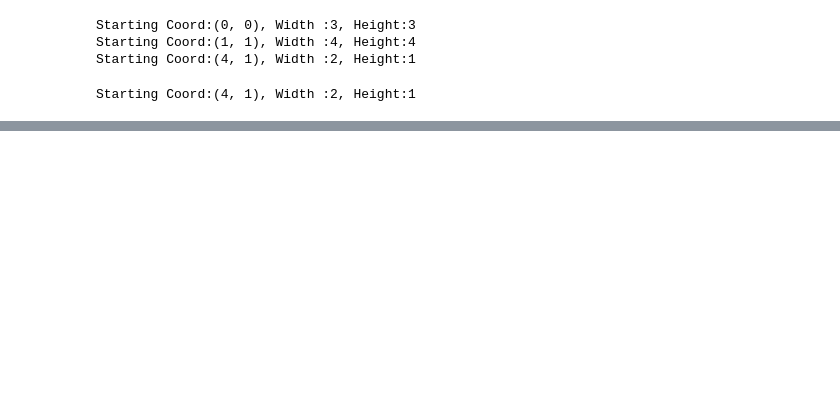
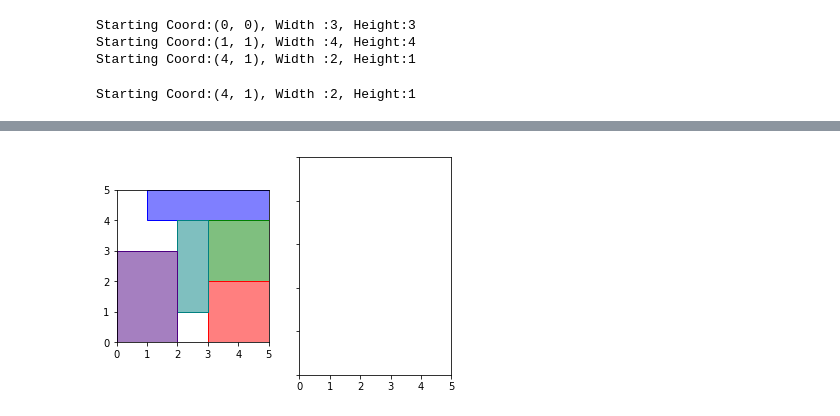
Before and after one commit to alexng1928/ECE-143-Individual-Project, a Jupyter notebook: test.ipynb, the cells around one changed output, grey strips where cells are left out. Saved outputs shown, nothing was run; the diff lists cells and outputs as text; code cells hidden in the pictures; blank space fills up the shorter version.

```diff
--- a/test.ipynb
+++ b/test.ipynb
@@ -18,20 +18,3 @@ temp = create_max(c,[a])
 print temp
 # %% [output]
 Starting Coord:(4, 1), Width :2, Height:1
-# %%
-%matplotlib notebook
-import matplotlib.patches as patches
-import matplotlib.pyplot as plt
-import time
-
-fig,ax = plt.subplots(1)
-plt.axis([0,10,0,10])
-rect = patches.Rectangle(a.start_coord, a.width, a.height, fc='r', alpha=0.5)
-rect2 = patches.Rectangle(b.start_coord, b.width, b.height, alpha=0.5)
-rect3 = patches.Rectangle(c.start_coord, c.width, c.height, alpha=0.5)
-rects = [rect, rect2, rect3]
-
-for i in rects:
-    ax.add_patch(i)
-    fig.canvas.draw()
-    time.sleep(0.5)
@@ -81,0 +64,10 @@ for i in range(1,len(rects)):
+# %%
+%matplotlib auto
+fig, (ax1, ax2) = plt.subplots(1,2)
+rects = get_rects(placed)
+for i in rects:
+    ax1.add_patch(i)
+    ax1.axis('equal')
+    ax1.set_xlim([0, 5])
+    ax1.set_ylim([0, 5])
+fig.canvas.draw()
@@ -81,0 +78,12 @@ for i in range(1,len(rects)):
+# %%
+%matplotlib inline
+fig, (ax1, ax2) = plt.subplots(1,2, sharex = True, sharey = True)
+rects = get_rects(placed)
+ax1.set_xlim(0, 5)
+ax1.set_ylim(0, 5)
+ax1.set(adjustable='box-forced', aspect='equal')
+for i in rects:
+    ax1.add_patch(i)
+plt.show()
+# %% [output]
+[figure, added]
```
Also changed, not shown: parts of 4 cells of this notebook, 3 other files.
